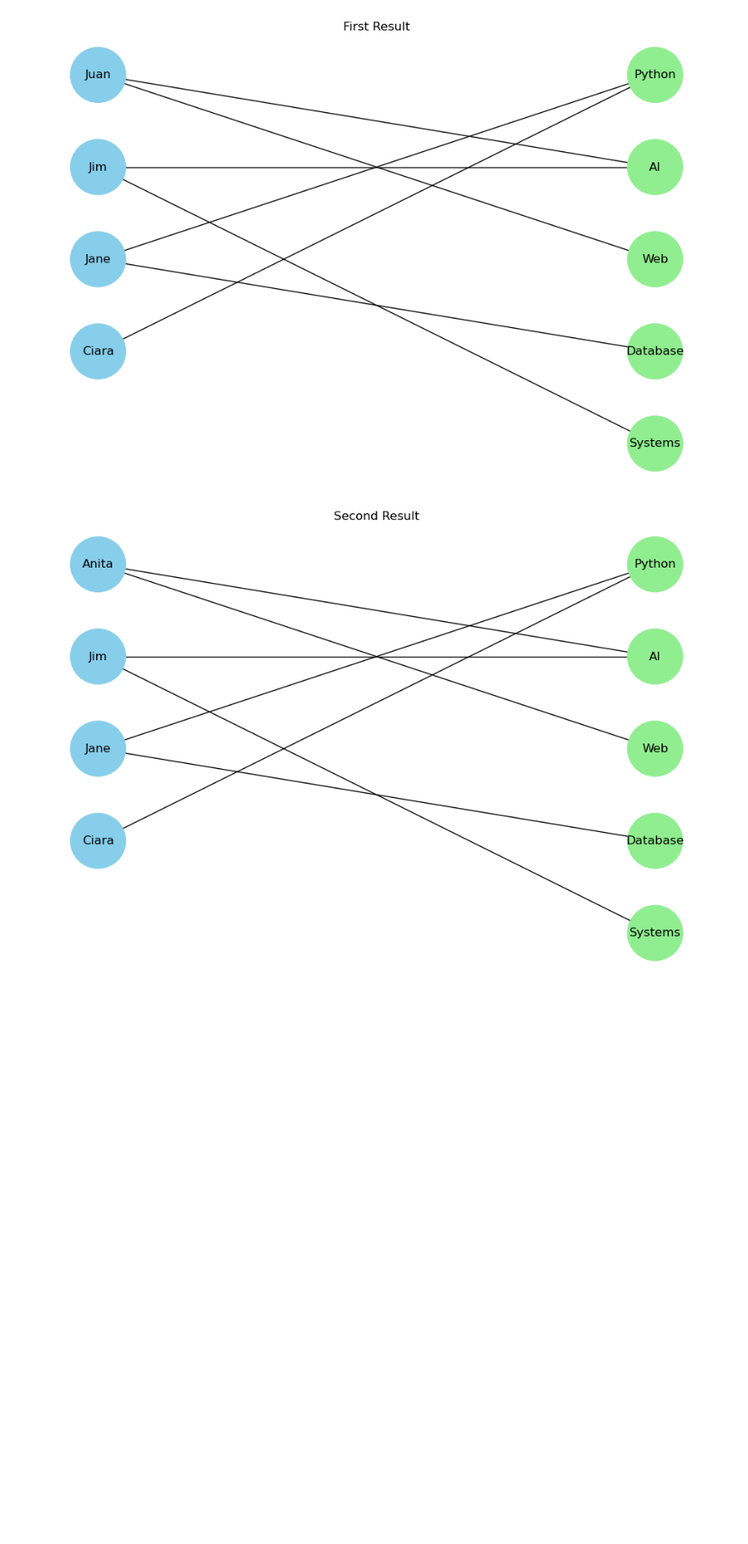
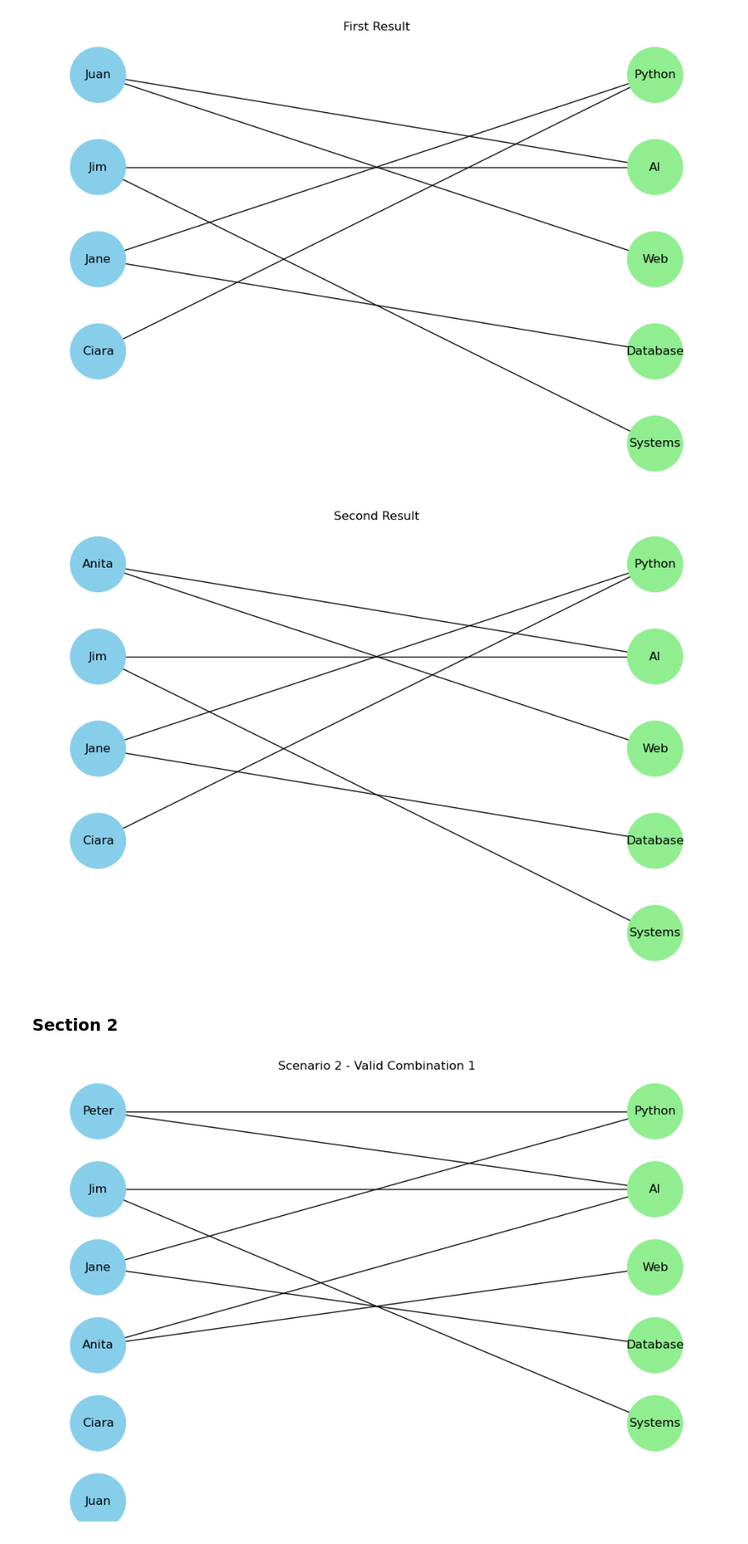
Before and after one commit to 2023323-MarcosOliveira/Final-Integrated-CA, a Jupyter notebook: Marcos_Oliveira_AI_DV_ICA.ipynb, the cells around one changed output. Shown at 85% size. Saved outputs shown, nothing was run; the diff lists cells and outputs as text; code cells hidden in the pictures; blank space fills up the shorter version.

Commit message:
feat: :sparkles: Data Visualisation Task, Scenario 2
The scenario 2 of Data Visualisation is now working, it displays the only solution I could get after so many headaches

```diff
--- a/Marcos_Oliveira_AI_DV_ICA.ipynb
+++ b/Marcos_Oliveira_AI_DV_ICA.ipynb
@@ -382,3 +383,79 @@ visualize_individual_result(candidates_scenario_1, required_roles_scenario_1, va
 # %% [output]
 [figure]
 [figure]
+# %% [markdown]
+### Section 2
+# %%
+from itertools import combinations
+import matplotlib.pyplot as plt
+import networkx as nx
+
+# Define the candidates and their abilities for Scenario 2
+candidates_scenario_2 = {
+    "Peter": ["Python", "AI"],
+    # "Juan": ["Web", "AI"],
+    "Jim": ["AI", "Systems"],
+    "Jane": ["Python", "Database"],
+    "Mary": ["Web", "Systems"],
+    "Bruce": ["Systems", "Python"],
+    "Anita": ["Web", "AI"],
+    # "Ciara": ["Python"]
+}
+
+# Define the required roles for Scenario 2
+required_roles_scenario_2 = {
+    "Python": 2,   # Two Python Programmers
+    "AI": 3,       # Three AI Engineers
+    "Web": 1,      # One Web Designer
+    "Database": 1, # One Database Admin
+    "Systems": 1   # One Systems Engineer
+}
+
+# Function to check if the combination of hires covers all roles for Scenario 2
+def covers_all_roles_scenario_2(hires):
+    covered_roles = {role: 0 for role in required_roles_scenario_2.keys()}
+    for hire in hires:
+        for skill in candidates_scenario_2.get(hire, []):
+            if skill in covered_roles:
+                covered_roles[skill] += 1
+    return all(covered_roles[role] >= required_roles_scenario_2[role] for role in covered_roles)
+
+# Generate combinations of four hires for Scenario 2
+combinations_of_hires_scenario_2 = combinations(candidates_scenario_2.keys(), 4)
+
+# Find valid combinations for Scenario 2
+valid_combinations_scenario_2 = []
+for hires in combinations_of_hires_scenario_2:
+    hires_with_partners = hires + ("Ciara", "Juan")  # Adding Ciara and Juan to the combination
+    if covers_all_roles_scenario_2(hires_with_partners):
+        valid_combinations_scenario_2.append(hires_with_partners)
+
+# Visualize individual result function
+def visualize_individual_result(candidates, required_roles, assignment, title):
+    G = nx.Graph()
+    for candidate in assignment:
+        G.add_node(candidate, type='candidate', bipartite=0)
+        for skill in candidates.get(candidate, []):
+            if skill in required_roles:
+                G.add_node(skill, type='role', bipartite=1)
+                G.add_edge(candidate, skill)
+    pos = {}
+    candidate_positions = {node: (1, -i) for i, node in enumerate(assignment)}
+    role_positions = {node: (2, -i) for i, node in enumerate(required_roles)}
+    pos.update(candidate_positions)
+    pos.update(role_positions)
+    plt.figure(figsize=(12, 8))
+    plt.title(title)
+    nx.draw(G, pos, with_labels=True,
+            node_color=['skyblue' if G.nodes[node]['type'] == 'candidate' else 'lightgreen' for node in G],
+            node_size=3000, font_size=12)
+    plt.axis('off')
+    plt.show()
+
+# Valid combinations for Scenario 2
+for i, combination in enumerate(valid_combinations_scenario_2):
+    visualize_individual_result(candidates_scenario_2, required_roles_scenario_2, combination, f"Scenario 2 - Valid Combination {i+1}")
+    if i >= 1:
+        break
+# %% [output]
+[figure, added]
```
Also changed, not shown: parts of 1 cell of this notebook.
